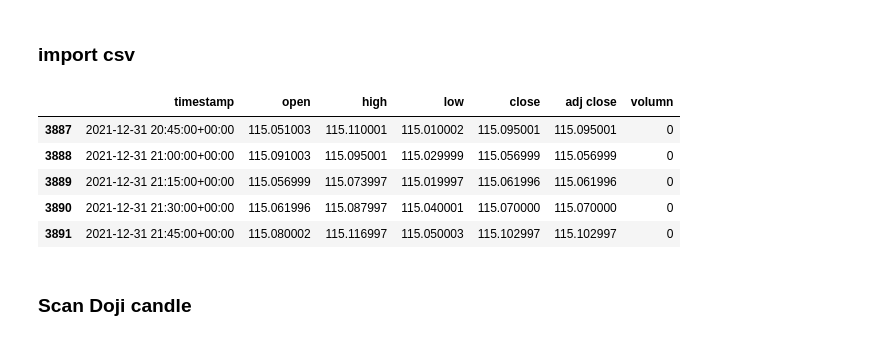
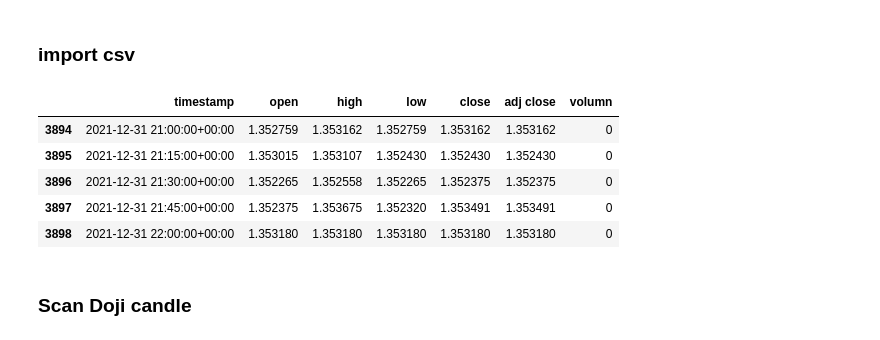
Before and after one commit to phongyanon/PythonInvestment, a Jupyter notebook: MyStrategy/Simple_BolingerBand.ipynb, the cells around one changed output. Saved outputs shown, nothing was run; the diff lists cells and outputs as text; code cells hidden in the pictures.

```diff
--- a/MyStrategy/Simple_BolingerBand.ipynb
+++ b/MyStrategy/Simple_BolingerBand.ipynb
@@ -13,15 +13,15 @@ from collections import deque
 # %% [markdown]
 ### import csv
 # %%
-data = pd.read_csv('USDJPY_15m_2022_01_03.csv')
+data = pd.read_csv('GBPUSD_15m_2022_01_03.csv')
 data.tail()
 # %% [output]
 |  | timestamp | open | high | low | close | adj close | volumn |
-| 3887 | 2021-12-31 20:45:00+00:00 | 115.051003 | 115.110001 | 115.010002 | 115.095001 | 115.095001 | 0 |
-| 3888 | 2021-12-31 21:00:00+00:00 | 115.091003 | 115.095001 | 115.029999 | 115.056999 | 115.056999 | 0 |
-| 3889 | 2021-12-31 21:15:00+00:00 | 115.056999 | 115.073997 | 115.019997 | 115.061996 | 115.061996 | 0 |
-| 3890 | 2021-12-31 21:30:00+00:00 | 115.061996 | 115.087997 | 115.040001 | 115.070000 | 115.070000 | 0 |
-| 3891 | 2021-12-31 21:45:00+00:00 | 115.080002 | 115.116997 | 115.050003 | 115.102997 | 115.102997 | 0 |
+| 3894 | 2021-12-31 21:00:00+00:00 | 1.352759 | 1.353162 | 1.352759 | 1.353162 | 1.353162 | 0 |
+| 3895 | 2021-12-31 21:15:00+00:00 | 1.353015 | 1.353107 | 1.352430 | 1.352430 | 1.352430 | 0 |
+| 3896 | 2021-12-31 21:30:00+00:00 | 1.352265 | 1.352558 | 1.352265 | 1.352375 | 1.352375 | 0 |
+| 3897 | 2021-12-31 21:45:00+00:00 | 1.352375 | 1.353675 | 1.352320 | 1.353491 | 1.353491 | 0 |
+| 3898 | 2021-12-31 22:00:00+00:00 | 1.353180 | 1.353180 | 1.353180 | 1.353180 | 1.353180 | 0 |
 # %%
 df = data.copy()
 # %% [markdown]
```
Also changed, not shown: parts of 3 cells of this notebook.
